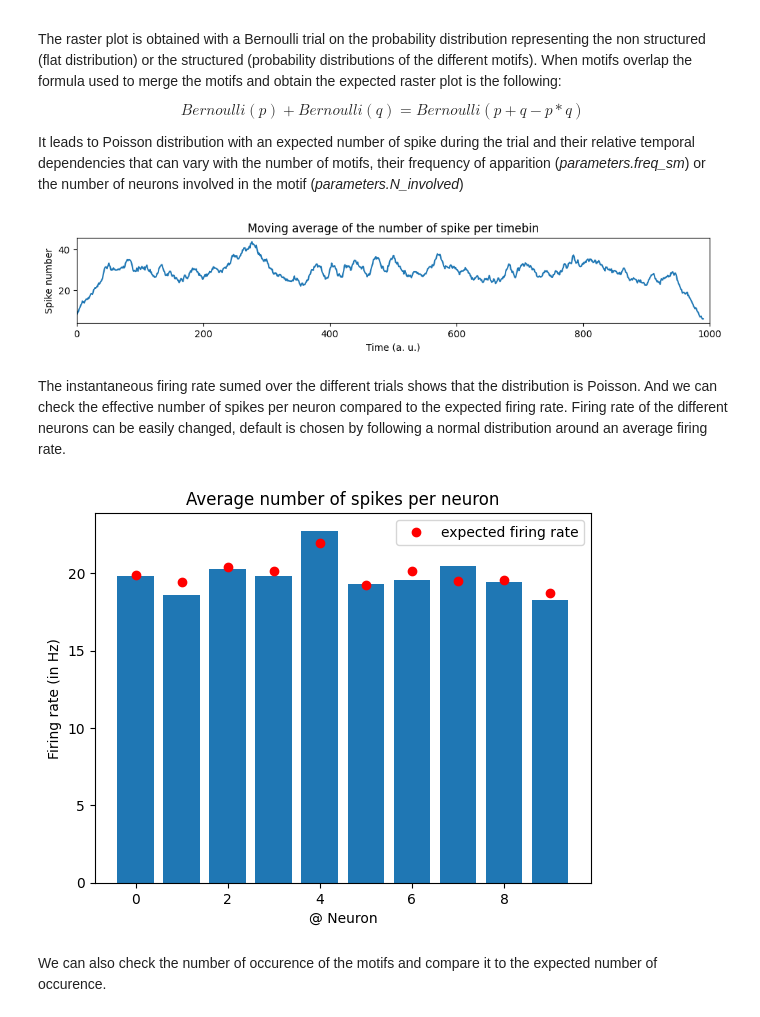
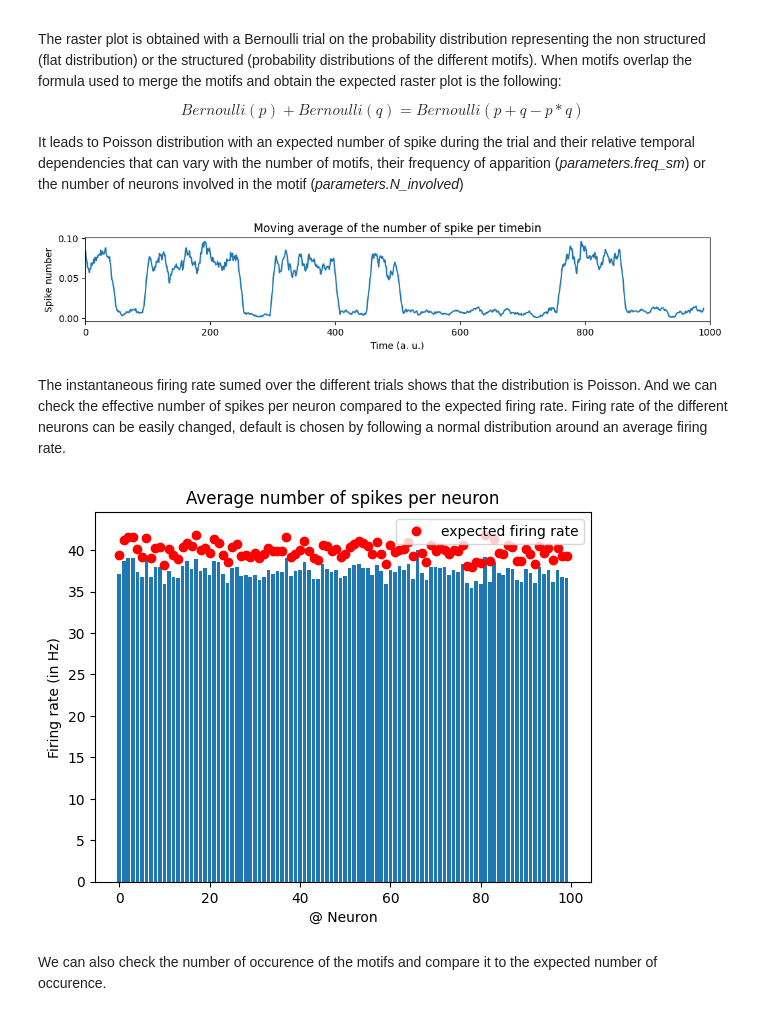
Before and after one commit to AntoineGrimaldi/cosyne-brainchack, a Jupyter notebook: TUTO_synthetic_datasets.ipynb, the cells around one changed output. Saved outputs shown, nothing was run; the diff lists cells and outputs as text; code cells hidden in the pictures.

```diff
--- a/TUTO_synthetic_datasets.ipynb
+++ b/TUTO_synthetic_datasets.ipynb
@@ -15,22 +15,19 @@ List of parameters for this generative model
 class dataset_parameters():
     seed = 666
 
-    N_pre = 10 # number of neurons
+    N_pre = 100 # number of neurons
     N_timesteps = 1000 # number of timesteps for the raster plot (in ms)
     N_samples = 100
 
     N_delays = 51 # number of timesteps in spiking motifs, must be a odd number for convolutions
     N_SMs = 5 # number of structured spiking motifs
-    N_involved = 5*torch.ones(N_SMs) # number of neurons involved in the spiking motif
-    avg_fr = 30 # average firing rate of the neurons (in Hz)
+    N_involved = N_pre*torch.ones(N_SMs) # number of neurons involved in the spiking motif
+    avg_fr = 40 # average firing rate of the neurons (in Hz)
     std_fr = 1 # standard deviation for the firing rates of the different neurons
     frs = torch.normal(avg_fr, std_fr, size=(N_pre,)).abs()
-    freq_sms = 2*torch.ones(N_SMs) # frequency of apparition of the different spiking motifs (in Hz)
-    overlapping_sms = True # possibility to have overlapping sequences
-    coefficient_variation = torch.ones(N_pre)*0
-    p_m = (freq_sms*N_delays).sum()/N_timesteps*torch.ones_like(frs)
-    avg_fr_mot = frs/(p_m+coefficient_variation*(torch.ones_like(frs)-p_m))
-    avg_fr_nonmot = avg_fr_mot*coefficient_variation
+    freq_sms = 1*torch.ones(N_SMs) # frequency of apparition of the different spiking motifs (in Hz)
+    overlapping_sms = False # possibility to have overlapping sequences
+    coefficient_variation = torch.ones(N_pre)*10
 
     temporal_jitter = .1 # temporal jitter for the spike generation in motifs
     dropout_proba = .5 # probabilistic participations of the different neurons to the spiking motif
@@ -85 +62,5 @@ RuntimeError: Expected p_in >= 0 && p_in <= 1 to be true, but got false.  (Could
+# %%
+sm.opt.warping_coef = 1
+number_of_trials = 1000
+input_rp, output_rp = sm.draw_input(nb_trials=number_of_trials)
 # %%
@@ -94,15 +77,15 @@ It leads to Poisson distribution with an expected number of spike during the tri
 # %%
 def moving_average(x, w):
     return np.convolve(x, np.ones(w), 'valid') / w
 
 fig, ax = plt.subplots(figsize = (12, 1.61803))
-ax.plot(moving_average(input_rp.sum(axis=(0,1)),10))
+ax.plot(moving_average(input_rp[0].mean(axis=(0)),10))
 ax.set_xlim(0, dataset_parameters.N_timesteps)
 ax.set_xlabel('Time (a. u.)')
 ax.set_ylabel('Spike number')
 ax.set_title('Moving average of the number of spike per timebin');
 # %% [output]
-[figure, old version]
+[figure, new version]
 # %% [markdown]
 The instantaneous firing rate sumed over the different trials shows that the distribution is Poisson. And we can check the effective number of spikes per neuron compared to the expected firing rate. Firing rate of the different neurons can be easily changed, default is chosen by following a normal distribution around an average firing rate.
 # %%
@@ -114,7 +97,7 @@ ax.set_ylabel('Firing rate (in Hz)')
 ax.legend();
 ax.set_title('Average number of spikes per neuron');
 # %% [output]
-[figure, old version]
+[figure, new version]
 # %% [markdown]
 We can also check the number of occurence of the motifs and compare it to the expected number of occurence.
 # %%
```
Also changed, not shown: parts of 10 cells of this notebook, 3 other files.
